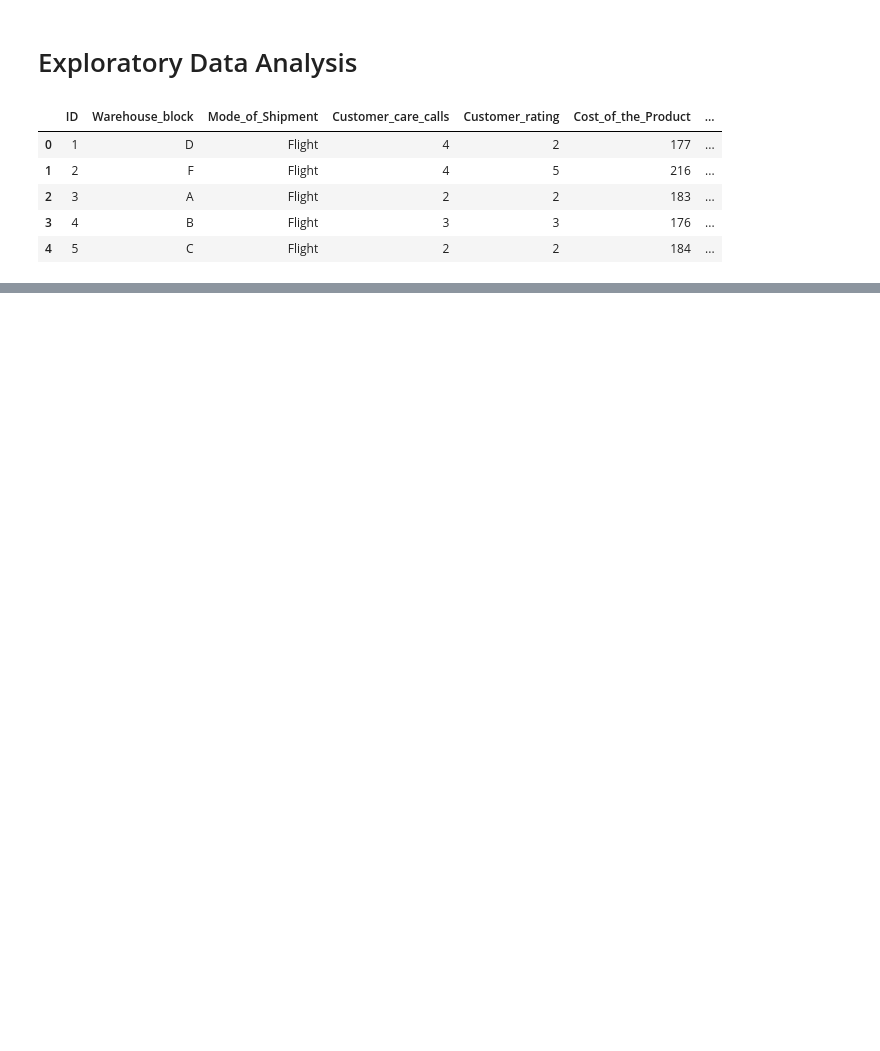
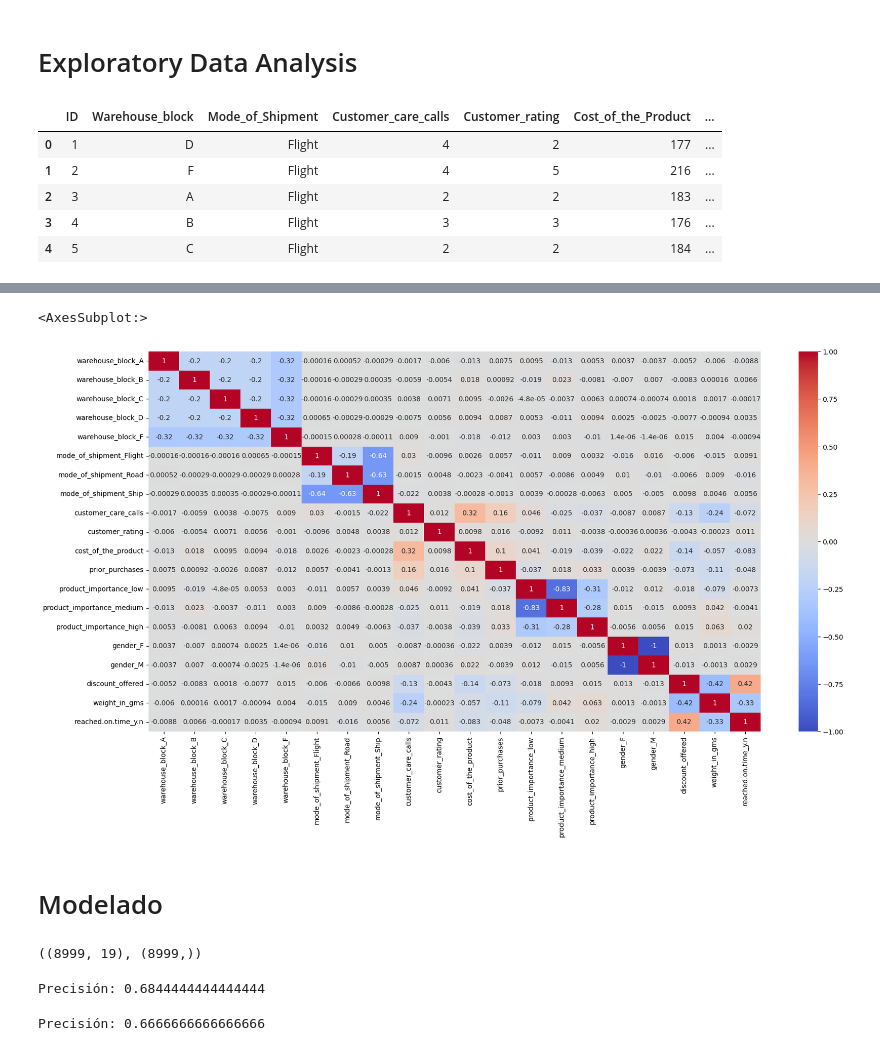
Before and after one commit to AstradaT/Datathon, a Jupyter notebook: AstradaT.ipynb, the cells around one changed output, grey strips where cells are left out. Cells and saved outputs as stored; diff of their text form; code cells hidden in the pictures; blank space fills up the shorter version.

Commit message:
Predict using Random Forest and KNN

```diff
--- a/AstradaT.ipynb
+++ b/AstradaT.ipynb
@@ -72,0 +100,5 @@ df.describe().T
+# %%
+n = 'mode_of_shipment'
+df_ohe = train_df.copy()
+label_2 = pd.get_dummies(label_1, prefix=n, columns=[n])
+label_2
@@ -72,0 +119,5 @@ df.describe().T
+# %%
+n = 'product_importance'
+df_ohe = train_df.copy()
+label_3 = pd.get_dummies(label_2, prefix=n, columns=[n])
+label_3
@@ -72,0 +138,5 @@ df.describe().T
+# %%
+n = 'gender'
+df_ohe = train_df.copy()
+label_4 = pd.get_dummies(label_3, prefix=n, columns=[n])
+label_4
@@ -72,0 +157,4 @@ df.describe().T
+# %%
+# Ordernar columnas
+train_df = label_4[['warehouse_block_A','warehouse_block_B','warehouse_block_C','warehouse_block_D','warehouse_block_F','mode_of_shipment_Flight','mode_of_shipment_Road','mode_of_shipment_Ship','customer_care_calls','customer_rating','cost_of_the_product','prior_purchases','product_importance_low','product_importance_medium','product_importance_high','gender_F','gender_M','discount_offered','weight_in_gms','reached.on.time_y.n']]
+train_df.head()
@@ -72,0 +168,15 @@ df.describe().T
+# %%
+plt.figure(figsize=(20, 10))
+sns.heatmap(train_df.corr(), annot=True, cmap='coolwarm')
+# %% [output]
+<AxesSubplot:>
+[figure, added]
+# %% [markdown]
+# Modelado
+# %%
+# Dividir dataframe en features y label
+X = train_df.iloc[:, :-1]
+y = train_df.iloc[:, -1]
+X.shape, y.shape
+# %% [output]
+((8999, 19), (8999,))
@@ -72,0 +196,22 @@ df.describe().T
+# %%
+# Predecir usando Random Forest Classification
+from sklearn.ensemble import RandomForestClassifier
+
+forest = RandomForestClassifier(n_estimators=40, random_state=0)
+forest.fit(X_train, y_train)
+y_test_pred_forest = forest.predict(X_test)
+y_train_pred_forest = forest.predict(X_train)
+print(f"Precisión: {forest.score(X_test, y_test)}")
+# %% [output]
+Precisión: 0.6844444444444444
+# %%
+# Predecir usando K Nearest Neighbors
+from sklearn.neighbors import KNeighborsClassifier
+
+knn = KNeighborsClassifier()
+knn.fit(X_train, y_train)
+y_test_pred_knn = knn.predict(X_test)
+y_train_pred_knn = knn.predict(X_train)
+print(f"Precisión: {knn.score(X_test, y_test)}")
+# %% [output]
+Precisión: 0.6666666666666666
```
Also changed, not shown: parts of 23 cells of this notebook.
